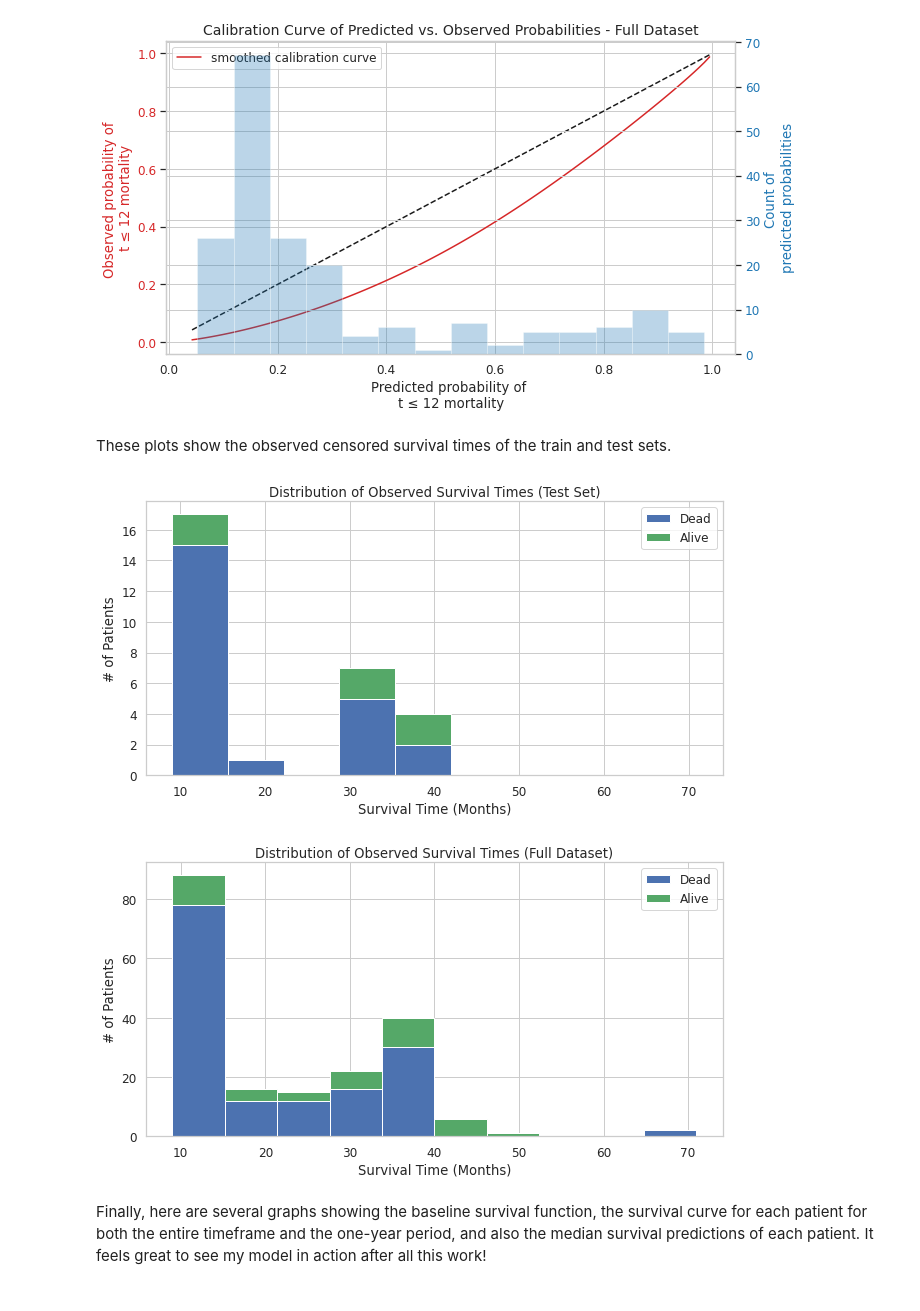
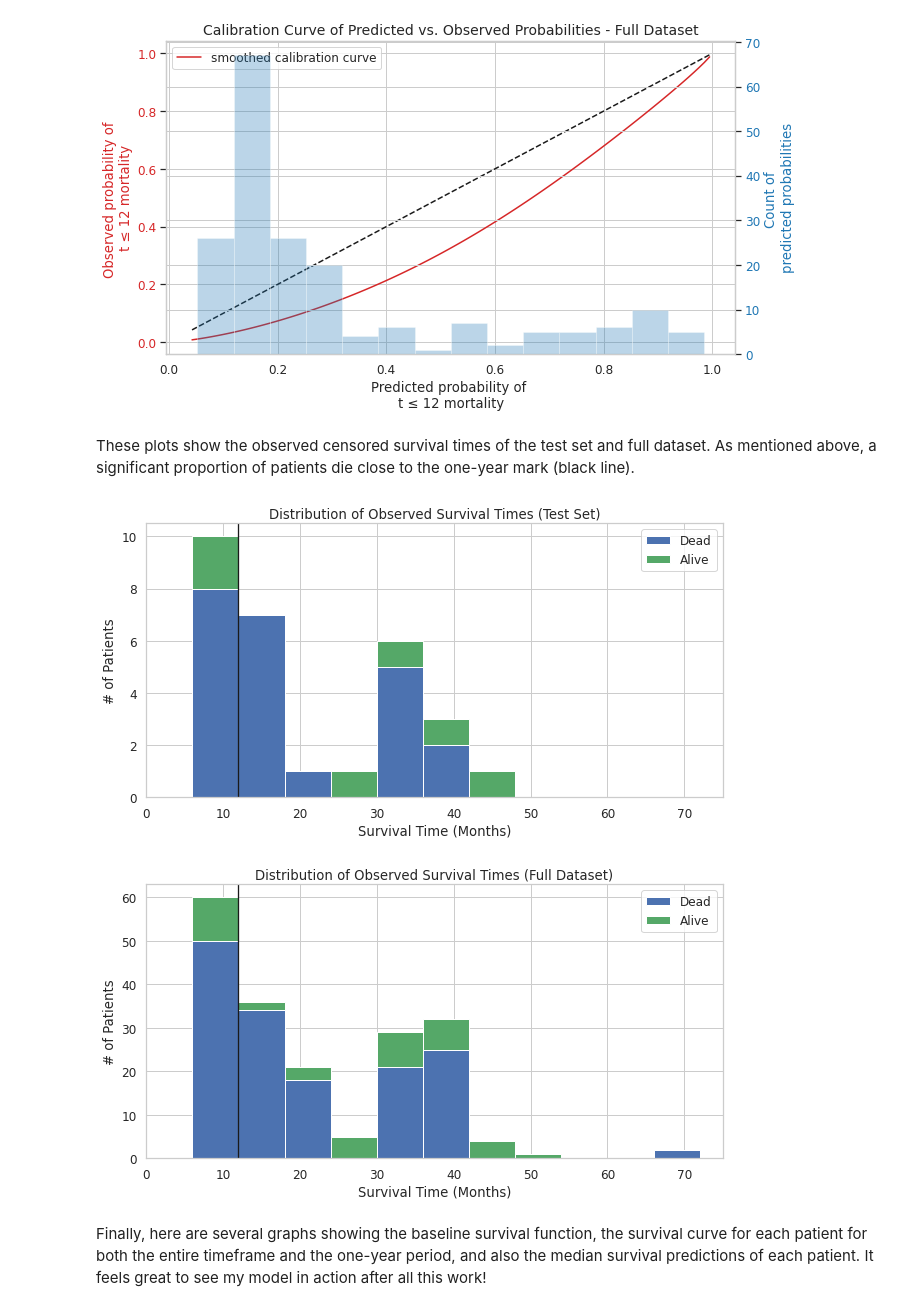
Before and after one commit to joe-aquino/survival_analysis, a Jupyter notebook: Survival_Model_NSC_Lung_Cancer.ipynb, the cells around one changed output. Drawn from its saved outputs; the diff is of its cells as text; code cells hidden in the pictures.

```diff
--- a/Survival_Model_NSC_Lung_Cancer.ipynb
+++ b/Survival_Model_NSC_Lung_Cancer.ipynb
@@ -1052,32 +1160,35 @@ ICI =  0.11628238917134796
 E50 =  0.11291056231756075
 [figure]
 # %% [markdown]
-These plots show the observed censored survival times of the train and test sets.
+These plots show the observed censored survival times of the test set and full dataset. As mentioned above, a significant proportion of patients die close to the one-year mark (black line).
 # %%
 x = test_final[test_final.Outcome == 1]['Survival.Months']
 y = test_final[test_final.Outcome == 0]['Survival.Months']
 plt.figure(figsize=(9, 5))
-plt.hist([x, y], bins=5, stacked=True, color=['b', 'g'], label=['Dead', 'Alive'])
+plt.hist([x, y], bins=np.arange(0, 73, 6), stacked=True, color=['b', 'g'], label=['Dead', 'Alive'])
 plt.legend()
 plt.xlabel('Survival Time (Months)')
-plt.xlim(6, 74)
+plt.xlim(0, 75)
 plt.ylabel('# of Patients')
 plt.title('Distribution of Observed Survival Times (Test Set)')
+plt.axvline(12, color='k', linestyle='-', lw=1.3)
 plt.tight_layout()
 # %% [output]
-[figure, old version]
+[figure, new version]
 # %%
 x = dataset_final[dataset_final.Outcome == 1]['Survival.Months']
 y = dataset_final[dataset_final.Outcome == 0]['Survival.Months']
 plt.figure(figsize=(9, 5))
-plt.hist([x, y], stacked=True, color=['b', 'g'], label=['Dead', 'Alive'])
+plt.hist([x, y], bins=np.arange(0, 73, 6), stacked=True, color=['b', 'g'], label=['Dead', 'Alive'])
 plt.legend()
 plt.xlabel('Survival Time (Months)')
+plt.xlim(0, 75)
 plt.ylabel('# of Patients')
 plt.title('Distribution of Observed Survival Times (Full Dataset)')
+plt.axvline(12, color='k', linestyle='-', lw=1.3)
 plt.tight_layout()
 # %% [output]
-[figure, old version]
+[figure, new version]
 # %% [markdown]
 Finally, here are several graphs showing the baseline survival function, the survival curve for each patient for both the entire timeframe and the one-year period, and also the median survival predictions of each patient. It feels great to see my model in action after all this work!
 # %%
```
Also changed, not shown: parts of 44 cells of this notebook.
